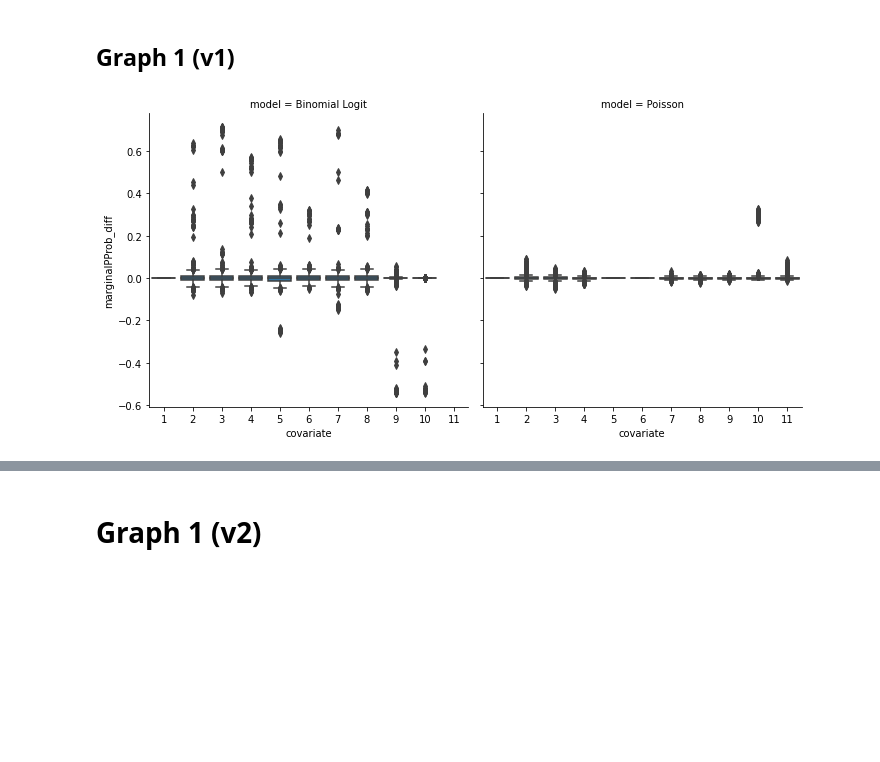
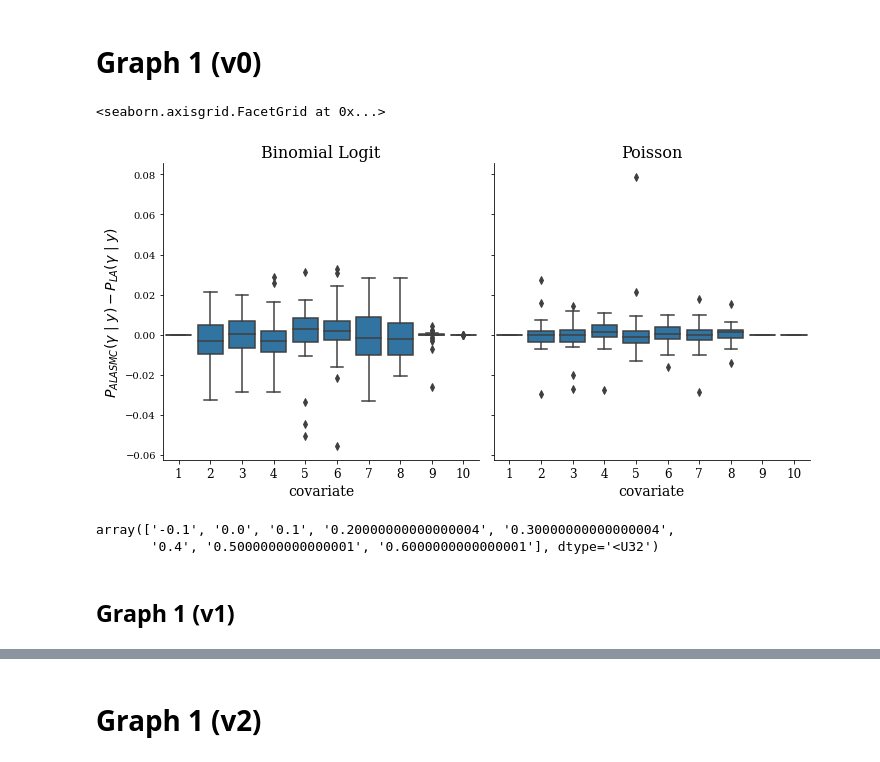
Before and after one commit to antotocar34/masters_project, a Jupyter notebook: experiments/Untitled.ipynb, the cells around one changed output, grey strips where cells are left out. Drawn from its saved outputs; the diff is of its cells as text; code cells hidden in the pictures; blank space fills up the shorter version.

```diff
--- a/experiments/Untitled.ipynb
+++ b/experiments/Untitled.ipynb
@@ -37,0 +18,2 @@ df_graph_1_final.drop(columns=['marginalPProb', 'marginalPProb_LA'], inplace=Tru
+# %% [markdown]
+# Graph 1 (v0)
@@ -38,27 +22,39 @@ df_graph_1_final.drop(columns=['marginalPProb', 'marginalPProb_LA'], inplace=Tru
+# %%
+quantities = ['dataset', 'method', 'run', 'n', 'p', 'model', 'marginalPProb']
+df_graph_1 = [{key: value for key, value in d.items() if key in quantities}
+              for d in experiment1 if d['method'] != 'ALA']
+df_graph_1 = pd.DataFrame(df_graph_1)
+df_graph_1[[str(i) for i in range(1, 11)]] = pd.DataFrame(df_graph_1.marginalPProb.tolist(), index= df_graph_1.index)
+df_graph_1.drop(columns=['marginalPProb'], inplace = True)
+df_graph_1_final = pd.melt(df_graph_1,
+                           id_vars=['model', 'method', 'dataset', 'run'],
+                           value_vars=[str(i) for i in range(1, 11)],
+                           var_name='covariate',
+                           value_name='marginalPProb')
+
+df_graph_1_final["covariate"] = pd.to_numeric(df_graph_1_final.covariate)
+
+df_graph_1_final = pd.merge(df_graph_1_final[df_graph_1_final.method == "ALASMC"],
+                            df_graph_1_final.loc[df_graph_1_final.method == "LA", ['dataset', 'model', 'marginalPProb', 'covariate']],
+                            how='left', on=['model', 'dataset', 'covariate'], suffixes=['', '_LA'])
+df_graph_1_final.dropna(inplace=True)
+df_graph_1_final["marginalPProb_diff"] = df_graph_1_final.marginalPProb - df_graph_1_final.marginalPProb_LA
+df_graph_1_final.drop(columns=['marginalPProb', 'marginalPProb_LA'], inplace=True)
+df_graph_1_final = df_graph_1_final.groupby(by=['model', 'dataset', 'covariate']).agg({"marginalPProb_diff": np.mean}).reset_index()
+g = sns.FacetGrid(data=df_graph_1_final, col="model", height=5, sharex=False)
+g.map_dataframe(sns.boxplot, x="covariate", y="marginalPProb_diff", whis=1.9)
+g.set_ylabels(r"$P_{ALASMC}(\gamma\ |\ y) - P_{LA}(\gamma\ |\ y)$", size=14)
+g.set_xlabels(size=14)
+g.set_xticklabels(size=12)
+g.set_titles(col_template="{col_name}", size=16)
+# g.savefig("averaged_logistic_poisson_margpp_diff_ala_la.png")
+# %% [output]
+<seaborn.axisgrid.FacetGrid at 0x...>
+[figure, added]
+# %%
+ylabels.astype(str)
+# %% [output]
+array(['-0.1', '0.0', '0.1', '0.20000000000000004', '0.30000000000000004',
+       '0.4', '0.5000000000000001', '0.6000000000000001'], dtype='<U32')
 # %% [markdown]
 ## Graph 1 (v1)
-# %%
-quantities = ['dataset', 'method', 'run', 'n', 'p', 'model', 'marginalPProb']
-df_graph_1 = [{key: value for key, value in d.items() if key in quantities} for d in experiment1]
-df_graph_1 = pd.DataFrame(df_graph_1)
-df_graph_1[[str(i) for i in range(1, 12)]] = pd.DataFrame(df_graph_1.marginalPProb.tolist(), index= df_graph_1.index)
-df_graph_1.drop(columns=['marginalPProb'], inplace = True)
-df_graph_1_final = pd.melt(df_graph_1,
-                           id_vars=['model', 'method', 'dataset', 'run'],
-                           value_vars=[str(i) for i in range(1, 12)],
-                           var_name='covariate',
-                           value_name='marginalPProb')
-
-df_graph_1_final["covariate"] = pd.to_numeric(df_graph_1_final.covariate)
-
-df_graph_1_final = pd.merge(df_graph_1_final[df_graph_1_final.method == "ALASMC"],
-                            df_graph_1_final.loc[df_graph_1_final.method == "LA", ['dataset', 'model', 'marginalPProb', 'covariate']],
-                            how='left', on=['model', 'dataset', 'covariate'], suffixes=['', '_LA'])
-
-df_graph_1_final["marginalPProb_diff"] = df_graph_1_final.marginalPProb - df_graph_1_final.marginalPProb_LA
-df_graph_1_final.drop(columns=['marginalPProb', 'marginalPProb_LA'], inplace=True)
-g = sns.FacetGrid(data=df_graph_1_final, col="model", height=5)
-g.map_dataframe(sns.boxplot, x="covariate", y="marginalPProb_diff")
-plt.show()
-# %% [output]
-[figure, removed]
```
Also changed, not shown: parts of 29 cells of this notebook, 5 other files.
